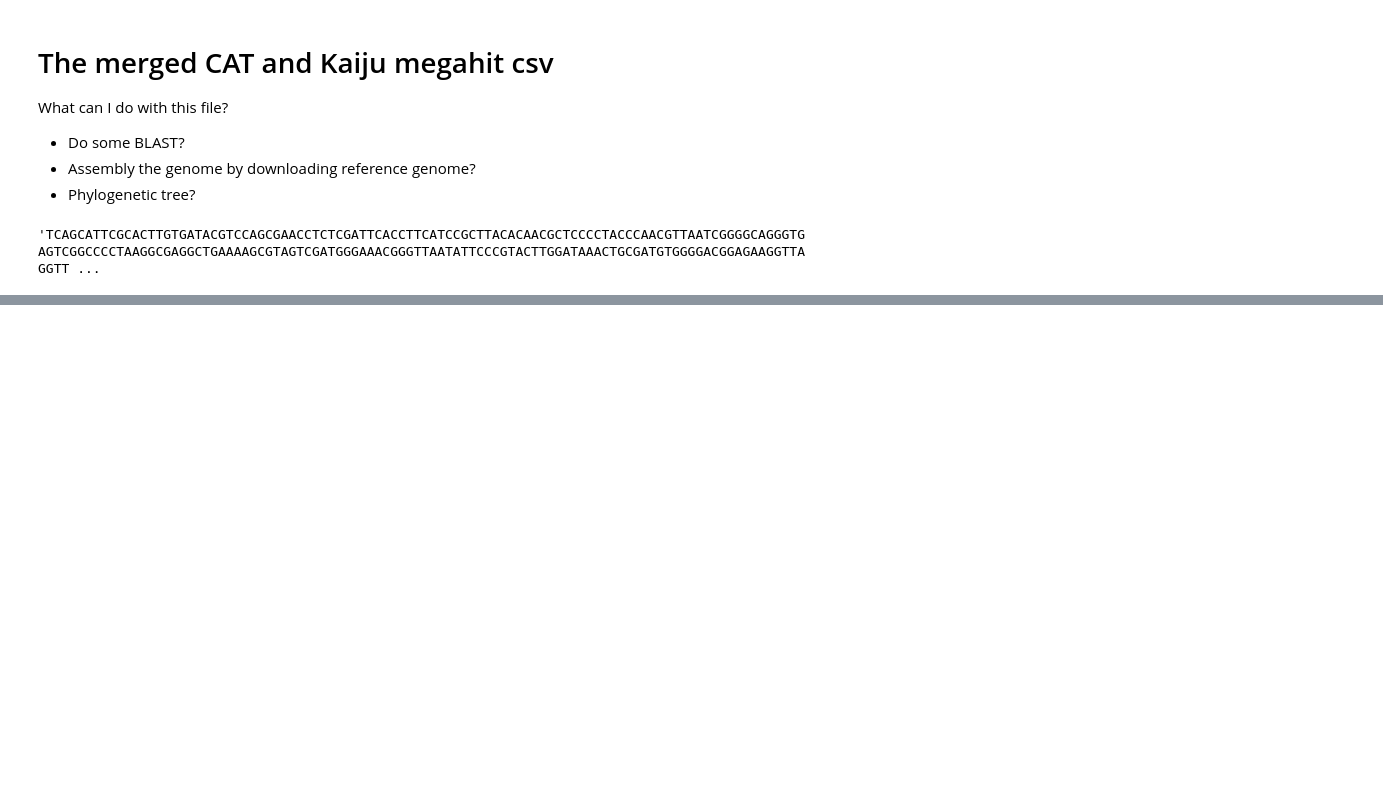
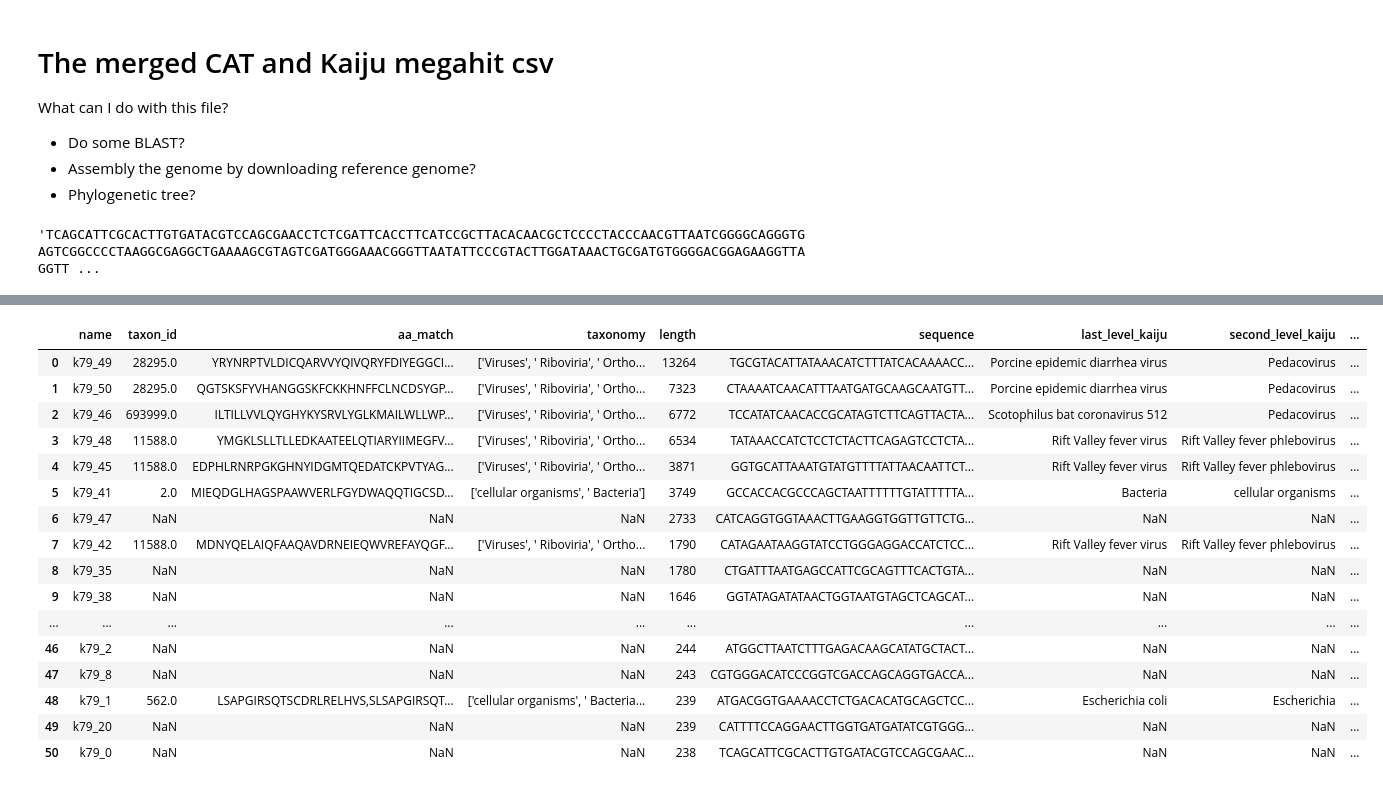
Before and after one commit to willros/virusHanter, a Jupyter notebook: notebooks/data-wrangling-clean.ipynb, the cells around one changed output, grey strips where cells are left out. Drawn from its saved outputs; the diff is of its cells as text; code cells hidden in the pictures; blank space fills up the shorter version.

```diff
--- a/notebooks/data-wrangling-clean.ipynb
+++ b/notebooks/data-wrangling-clean.ipynb
@@ -366,0 +382,23 @@ df.loc[lambda x: x.name == "k79_0"].sequence.squeeze()
+# %%
+df = pd.read_csv("../static/data/sample1/results/cleaned_files/Bat-Guano-15_S6_L001_R_kaiju_raw.csv")
+df2 = pd.read_csv("../static/data/sample1/results/cleaned_files/Bat-Guano-15_S6_L001_R_cat_kaiju_merged.csv")
+# %%
+df2
+# %% [output]
+|  | name | taxon_id | aa_match | taxonomy | length | sequence | last_level_kaiju | second_level_kaiju | ... |
+| 0 | k79_49 | 28295.0 | YRYNRPTVLDICQARVVYQIVQRYFDIYEGGCI... | ['Viruses', ' Riboviria', ' Ortho... | 13264 | TGCGTACATTATAAACATCTTTATCACAAAACC... | Porcine epidemic diarrhea virus | Pedacovirus | ... |
+| 1 | k79_50 | 28295.0 | QGTSKSFYVHANGGSKFCKKHNFFCLNCDSYGP... | ['Viruses', ' Riboviria', ' Ortho... | 7323 | CTAAAATCAACATTTAATGATGCAAGCAATGTT... | Porcine epidemic diarrhea virus | Pedacovirus | ... |
+| 2 | k79_46 | 693999.0 | ILTILLVVLQYGHYKYSRVLYGLKMAILWLLWP... | ['Viruses', ' Riboviria', ' Ortho... | 6772 | TCCATATCAACACCGCATAGTCTTCAGTTACTA... | Scotophilus bat coronavirus 512 | Pedacovirus | ... |
+| 3 | k79_48 | 11588.0 | YMGKLSLLTLLEDKAATEELQTIARYIIMEGFV... | ['Viruses', ' Riboviria', ' Ortho... | 6534 | TATAAACCATCTCCTCTACTTCAGAGTCCTCTA... | Rift Valley fever virus | Rift Valley fever phlebovirus | ... |
+| 4 | k79_45 | 11588.0 | EDPHLRNRPGKGHNYIDGMTQEDATCKPVTYAG... | ['Viruses', ' Riboviria', ' Ortho... | 3871 | GGTGCATTAAATGTATGTTTTATTAACAATTCT... | Rift Valley fever virus | Rift Valley fever phlebovirus | ... |
+| 5 | k79_41 | 2.0 | MIEQDGLHAGSPAAWVERLFGYDWAQQTIGCSD... | ['cellular organisms', ' Bacteria'] | 3749 | GCCACCACGCCCAGCTAATTTTTTGTATTTTTA... | Bacteria | cellular organisms | ... |
+| 6 | k79_47 | NaN | NaN | NaN | 2733 | CATCAGGTGGTAAACTTGAAGGTGGTTGTTCTG... | NaN | NaN | ... |
+| 7 | k79_42 | 11588.0 | MDNYQELAIQFAAQAVDRNEIEQWVREFAYQGF... | ['Viruses', ' Riboviria', ' Ortho... | 1790 | CATAGAATAAGGTATCCTGGGAGGACCATCTCC... | Rift Valley fever virus | Rift Valley fever phlebovirus | ... |
+| 8 | k79_35 | NaN | NaN | NaN | 1780 | CTGATTTAATGAGCCATTCGCAGTTTCACTGTA... | NaN | NaN | ... |
+| 9 | k79_38 | NaN | NaN | NaN | 1646 | GGTATAGATATAACTGGTAATGTAGCTCAGCAT... | NaN | NaN | ... |
+| ... | ... | ... | ... | ... | ... | ... | ... | ... | ... |
+| 46 | k79_2 | NaN | NaN | NaN | 244 | ATGGCTTAATCTTTGAGACAAGCATATGCTACT... | NaN | NaN | ... |
+| 47 | k79_8 | NaN | NaN | NaN | 243 | CGTGGGACATCCCGGTCGACCAGCAGGTGACCA... | NaN | NaN | ... |
+| 48 | k79_1 | 562.0 | LSAPGIRSQTSCDRLRELHVS,SLSAPGIRSQT... | ['cellular organisms', ' Bacteria... | 239 | ATGACGGTGAAAACCTCTGACACATGCAGCTCC... | Escherichia coli | Escherichia | ... |
+| 49 | k79_20 | NaN | NaN | NaN | 239 | CATTTTCCAGGAACTTGGTGATGATATCGTGGG... | NaN | NaN | ... |
+| 50 | k79_0 | NaN | NaN | NaN | 238 | TCAGCATTCGCACTTGTGATACGTCCAGCGAAC... | NaN | NaN | ... |
```
Also changed, not shown: parts of 7 cells of this notebook.
